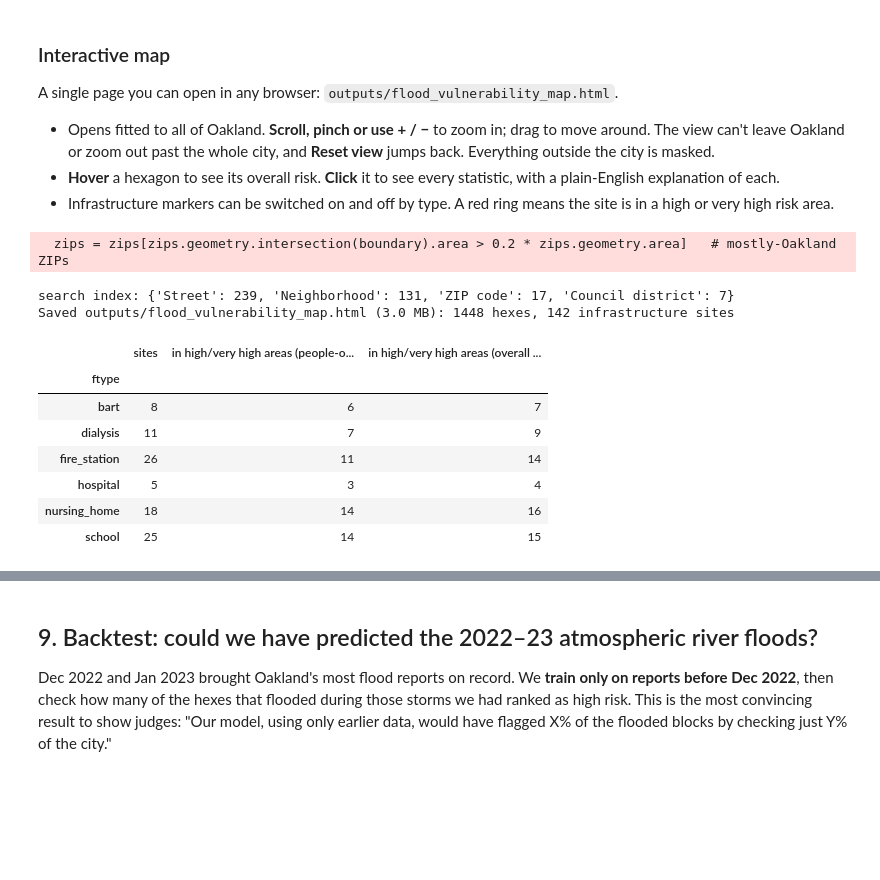
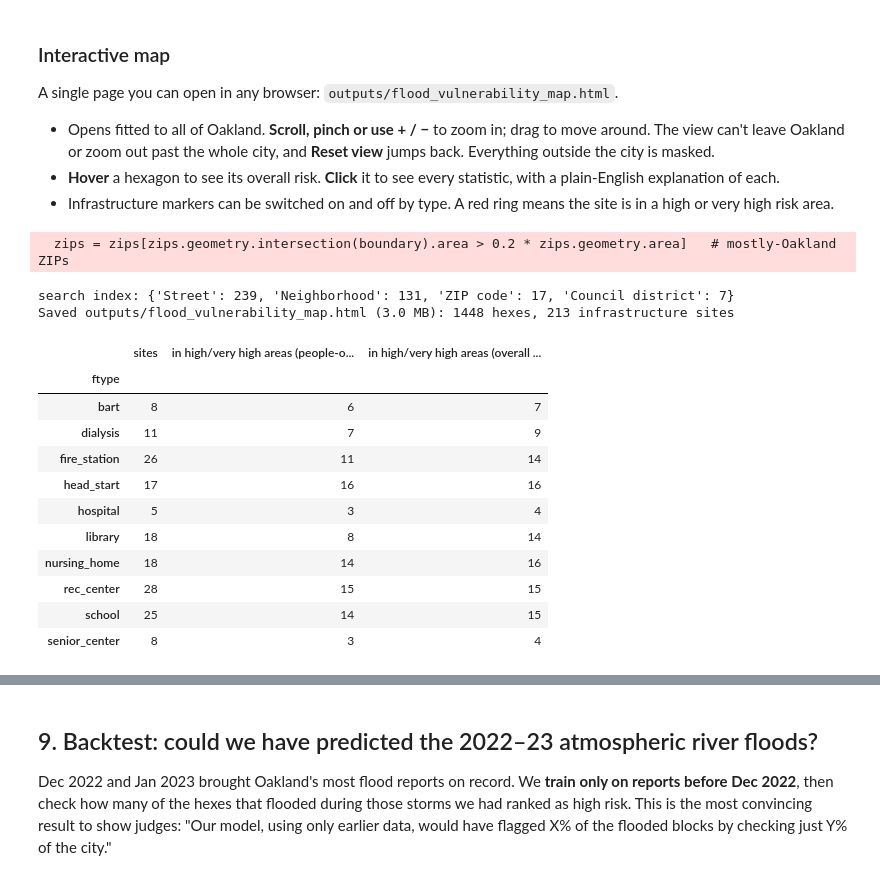
Before and after one commit to CooperMorris0/DataFest2026, a Jupyter notebook: oakland-flood-vulnerability/oakland_flood_starter.ipynb, the cells around one changed output, grey strips where cells are left out. Saved outputs shown, nothing was run; the diff lists cells and outputs as text; code cells hidden in the pictures; blank space fills up the shorter version.

```diff
--- a/oakland-flood-vulnerability/oakland_flood_starter.ipynb
+++ b/oakland-flood-vulnerability/oakland_flood_starter.ipynb
@@ -513,6 +513,21 @@ parts.append(gpd.GeoDataFrame(dict(ftype="bart", name=col(g, "NAME_LONG", "NAME"
 fac = pd.concat(parts, ignore_index=True)
 fac = fac[fac.geometry.within(boundary)].drop_duplicates(["ftype", "name"]).reset_index(drop=True)
 fac["h3"] = [h3.latlng_to_cell(p.y, p.x, H3_RES) for p in fac.geometry]
+
+# Community services from the team pipeline (pipeline/11_services.py -> outputs/facilities.geojson): libraries,
+# senior centers, rec centers & pools, Head Start (City of Oakland open data, 2013). Shown as map markers only;
+# they don't change the risk score. The file's website_type == true rows duplicate the markers built above.
+svc_path = OUT / "facilities.geojson"
+if svc_path.exists():
+    cs = gpd.read_file(svc_path)
+    cs = cs[~cs.website_type.astype(bool)].copy()
+    imp5 = [v[5] if isinstance(v, (list, tuple)) and len(v) == 6 and v[5] is not None else None for v in cs.streets_impassable]
+    community = gpd.GeoDataFrame(dict(
+        ftype=cs.ftype, name=cs.name, address=cs.address.fillna(""), detail=cs.detail.fillna(""),
+        rep250=cs.flood_reports_250m, in_study=cs.in_study_area.astype(bool), site_flood_ft=cs.site_flood_ft,
+        access_loss_ft=cs.access_loss_ft, imp5=imp5), geometry=cs.geometry, crs=4326)
+    community["h3"] = [h3.latlng_to_cell(p.y, p.x, H3_RES) for p in community.geometry]
+    fac = pd.concat([fac, community], ignore_index=True)
 print(fac.ftype.value_counts().to_string())
 # %% [output]
 ftype
@@ -630,10 +649,11 @@ def half_at_median(w):                                 # k so the median non-zer
     return np.median(nz) / np.log(2)
 
 # --- key facilities
-fac["weight"] = fac.ftype.map(FAC_WEIGHT)
-here_n = fac.groupby("h3").size()
+key = fac[fac.ftype.isin(FAC_WEIGHT)].copy()          # community services are markers only, not scored
+key["weight"] = key.ftype.map(FAC_WEIGHT)
+here_n = key.groupby("h3").size()
 hexes["fac_nearby"] = [int(here_n.get(c, 0) + sum(here_n.get(n, 0) for n in ring[c])) for c in hexes.h3]
-hexes["infrastructure"] = scaled(cluster(fac.groupby("h3").weight.sum().to_dict()), 3)
+hexes["infrastructure"] = scaled(cluster(key.groupby("h3").weight.sum().to_dict()), 3)
 
 # --- roads: clip to hexes in metres, length x importance
 hex_m = hexes[["h3", "geometry"]].to_crs(CRS_M)
@@ -868,8 +888,16 @@ for r in hexes.itertuples():
                       why=r.why)})
 hex_geojson = {"type": "FeatureCollection", "features": feats}
 
-fac_json = [dict(ftype=f.ftype, name=f.name, address=f.address, detail=f.detail, h3=f.h3, risk=f.risk,
-                 lat=round(f.geometry.y, 6), lng=round(f.geometry.x, 6)) for f in fac.itertuples()]
+def opt(v, nd=None):
+    return None if v is None or (isinstance(v, float) and np.isnan(v)) else (round(float(v), nd) if nd is not None else v)
+fac_json = []
+for f in fac.itertuples():
+    d = dict(ftype=f.ftype, name=f.name, address=f.address, detail=f.detail, h3=f.h3, risk=f.risk,
+             lat=round(f.geometry.y, 6), lng=round(f.geometry.x, 6))
+    if f.ftype in ("library", "senior_center", "rec_center", "head_start"):
+        d.update(rep250=int(f.rep250), in_study=bool(f.in_study), sf=opt(f.site_flood_ft, 1),
+                 al=opt(f.access_loss_ft, 1), imp5=opt(f.imp5, 3))
+    fac_json.append(d)
 # grocery stores and pharmacies as an optional marker layer (off by default)
 risk_by_h3 = hexes.set_index("h3").risk
 for s in svc[svc.kind != "bus_stop"].itertuples():
@@ -946,37 +974,41 @@ outline = oakland.geometry.union_all().simplify(0.0001)
 outline_json = json.loads(gpd.GeoSeries([outline], crs=4326).to_json())
 
 html = (Path("map_template.html").read_text(encoding="utf-8")
         .replace("__HEXES__", json.dumps(hex_geojson, separators=(",", ":")))
         .replace("__FACILITIES__", json.dumps(fac_json, separators=(",", ":")))
         .replace("__ROADS__", json.dumps(roads_json, separators=(",", ":")))
         .replace("__SEARCH__", json.dumps(search, separators=(",", ":")))
         .replace("__BUILDINGS__", json.dumps(blds, separators=(",", ":")))
         .replace("__SLR_YEARS__", json.dumps({str(k): v for k, v in SLR_YEARS.items()}))
         .replace("__OUTLINE__", json.dumps(outline_json, separators=(",", ":")))
         .replace("__UPDATED__", pd.Timestamp.today().strftime("%B %d, %Y").replace(" 0", " ")))
 (OUT / "flood_vulnerability_map.html").write_text(html, encoding="utf-8")
 print(f"Saved outputs/flood_vulnerability_map.html ({len(html) / 1e6:.1f} MB): "
       f"{len(feats)} hexes, {len(fac_json)} infrastructure sites")
 
 # Sites in high/very high risk areas. The people-only column avoids circularity (overall risk is partly
 # raised *by* the sites), so quote that one when saying "X of Y nursing homes are in high-risk areas".
 fac = fac.merge(hexes[["h3", "risk_people_only"]], on="h3", how="left")
 hi = ["High", "Very high"]
 pd.DataFrame({"sites": fac.groupby("ftype").size(),
               "in high/very high areas (people-only FVI)": fac[fac.risk_people_only.isin(hi)].groupby("ftype").size(),
               "in high/very high areas (overall risk)": fac[fac.risk.isin(hi)].groupby("ftype").size()}).fillna(0).astype(int)
 # %% [output]
   zips = zips[zips.geometry.intersection(boundary).area > 0.2 * zips.geometry.area]   # mostly-Oakland ZIPs
 search index: {'Street': 239, 'Neighborhood': 131, 'ZIP code': 17, 'Council district': 7}
-Saved outputs/flood_vulnerability_map.html (3.0 MB): 1448 hexes, 142 infrastructure sites
+Saved outputs/flood_vulnerability_map.html (3.0 MB): 1448 hexes, 213 infrastructure sites
 |  | sites | in high/very high areas (people-o... | in high/very high areas (overall ... |
 | ftype |  |  |  |
 | bart | 8 | 6 | 7 |
 | dialysis | 11 | 7 | 9 |
 | fire_station | 26 | 11 | 14 |
+| head_start | 17 | 16 | 16 |
 | hospital | 5 | 3 | 4 |
+| library | 18 | 8 | 14 |
 | nursing_home | 18 | 14 | 16 |
+| rec_center | 28 | 15 | 15 |
 | school | 25 | 14 | 15 |
+| senior_center | 8 | 3 | 4 |
 # %%
 # Preview inside Jupyter (the saved HTML file is the real deliverable)
 from IPython.display import IFrame
```
Also changed, not shown: parts of 1 cell of this notebook, 2 other files.
